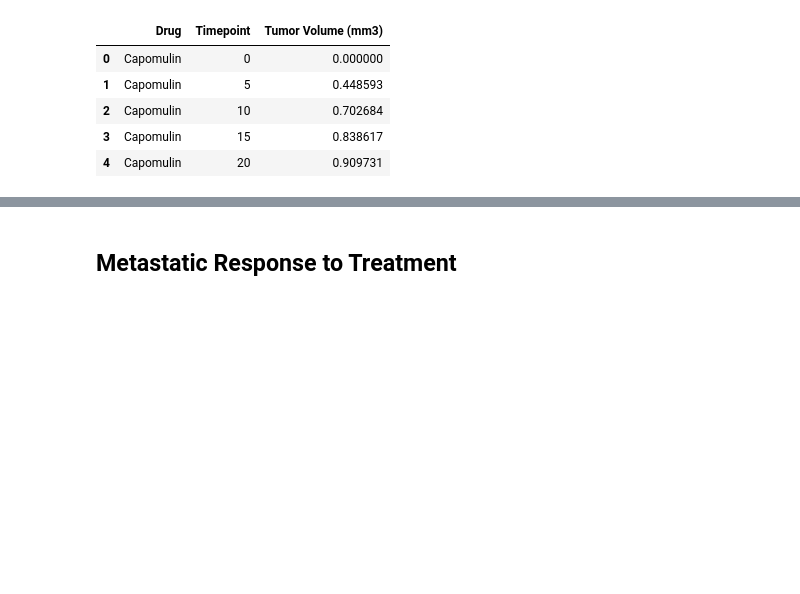
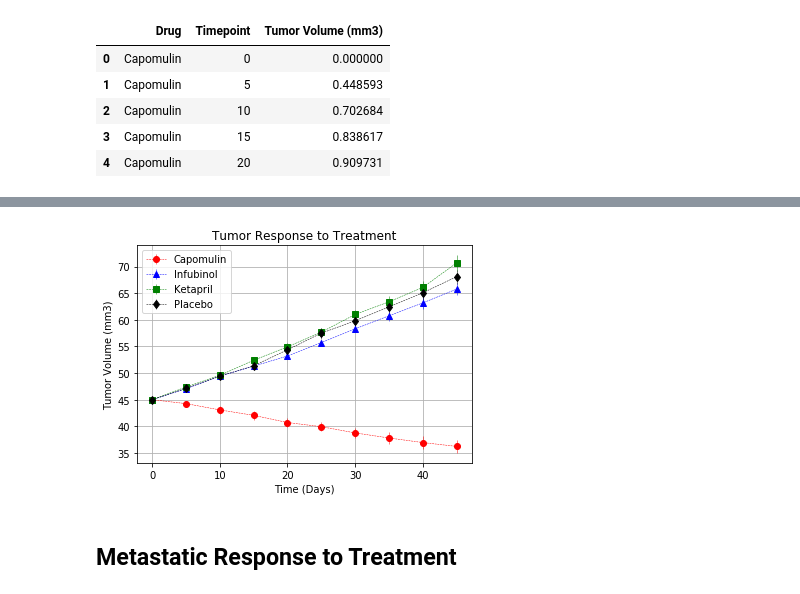
Before and after one commit to ZGrinacoff/matplotlib-Pymaceuticals_Inc, a Jupyter notebook: pymaceuticals_master.ipynb, the cells around one changed output, grey strips where cells are left out. Saved outputs shown, nothing was run; the diff lists cells and outputs as text; code cells hidden in the pictures; blank space fills up the shorter version.

Commit message:
Generated and saved Tumor Response to Treatment in Images folder

```diff
--- a/pymaceuticals_master.ipynb
+++ b/pymaceuticals_master.ipynb
@@ -97,3 +88,27 @@ plt.show()
+# %%
+# Generate the Plot (with Error Bars)
+avg_tumor_volume_format = [('Capomulin','o','red'),('Infubinol','^','blue'),
+                           ('Ketapril','s','green'),('Placebo','d','black')]
+
+for drug, marker, color in avg_tumor_volume_format:
+    ste = avg_tumor_volume_stderror[drug]
+    tumor_response_plt = plt.errorbar(df_pivot_avg_tumorvolume.index,
+                                      df_pivot_avg_tumorvolume[drug], ste, fmt=marker,
+                                      ls='--', color= color, linewidth=0.5)
+
+plt.legend(loc='best')
+plt.title('Tumor Response to Treatment')
+plt.xlabel('Time (Days)')
+plt.ylabel('Tumor Volume (mm3)')
+plt.grid()
+
+# Save the Figure
+plt.savefig('Images/Tumor_Response_to_Treatment.png')
+
+# Show the Figure
+plt.show()
+# %% [output]
+[figure, added]
 # %% [markdown]
 ## Metastatic Response to Treatment
 # %%
```
Also changed, not shown: parts of 2 cells of this notebook.
